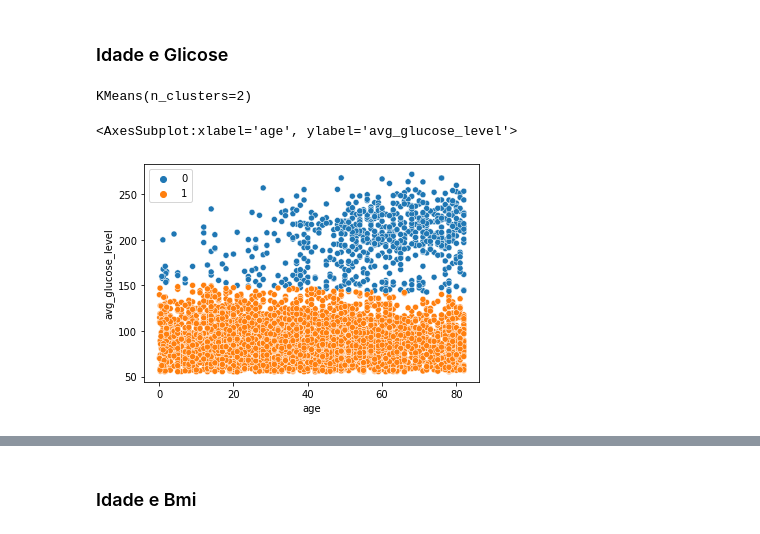
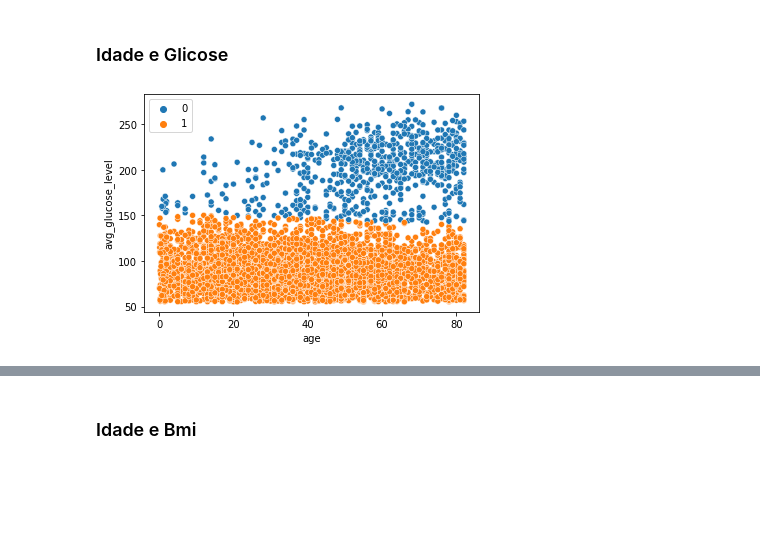
Before and after one commit to deivisongithub/Introducao_Ciencia_de_dados, a Jupyter notebook: Projeto_de_ICD_agrupamentos.ipynb, the cells around one changed output, grey strips where cells are left out. Drawn from its saved outputs; the diff is of its cells as text; code cells hidden in the pictures; blank space fills up the shorter version.

```diff
--- a/Projeto_de_ICD_agrupamentos.ipynb
+++ b/Projeto_de_ICD_agrupamentos.ipynb
@@ -47,16 +32,16 @@ sns.scatterplot(data = DataBase,x = "bmi",y = "avg_glucose_level")
 # %% [markdown]
 ## Agrupamentos
+# %%
+from sklearn.cluster import KMeans
+import seaborn as sns
+def group_KMeans(df,X,Y,n):
+    Group = df[[X,Y]]
+    Kmeans = KMeans(n_clusters = n)
+    Kmeans.fit(Group)
+    sns.scatterplot(data = Group,x = X ,y = Y,hue = Kmeans.labels_)
 # %% [markdown]
 ### Idade e Glicose
-# %%
-from sklearn.cluster import KMeans
-Group_Age_glicose = DataBase[["age","avg_glucose_level"]]
-Kmeans_Age_glicose = KMeans(n_clusters = 2)
-Kmeans_Age_glicose.fit(Group_Age_glicose)
-# %% [output]
-KMeans(n_clusters=2)
-# %%
-sns.scatterplot(data = Group_Age_glicose,x = "age",y = "avg_glucose_level",hue = Kmeans_Age_glicose.labels_)
-# %% [output]
-<AxesSubplot:xlabel='age', ylabel='avg_glucose_level'>
-[figure, removed]
+# %%
+group_KMeans(DataBase,"age","avg_glucose_level",2)
+# %% [output]
+[figure, added]
```
Also changed, not shown: parts of 11 cells of this notebook.
